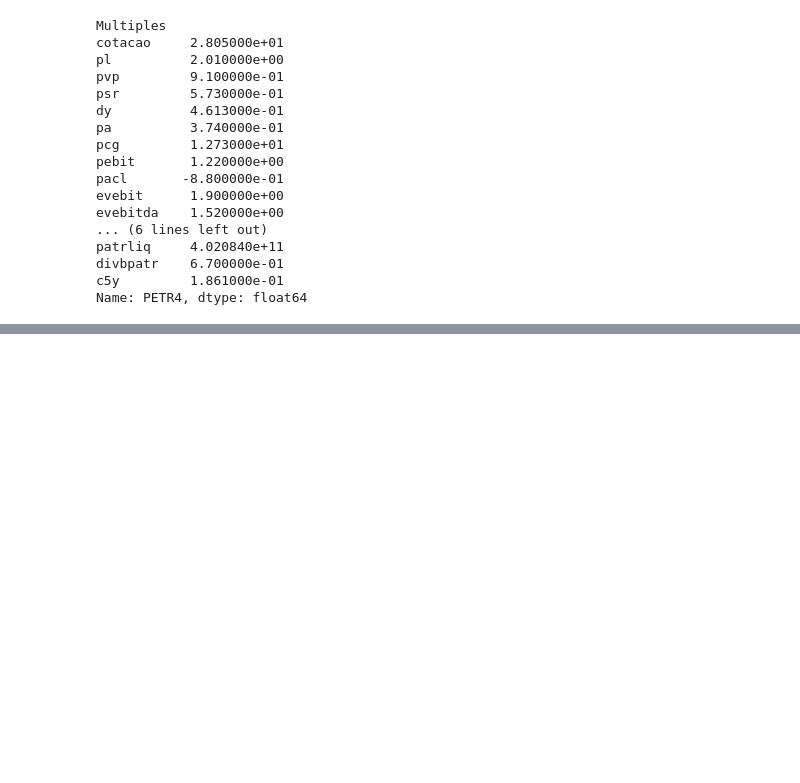
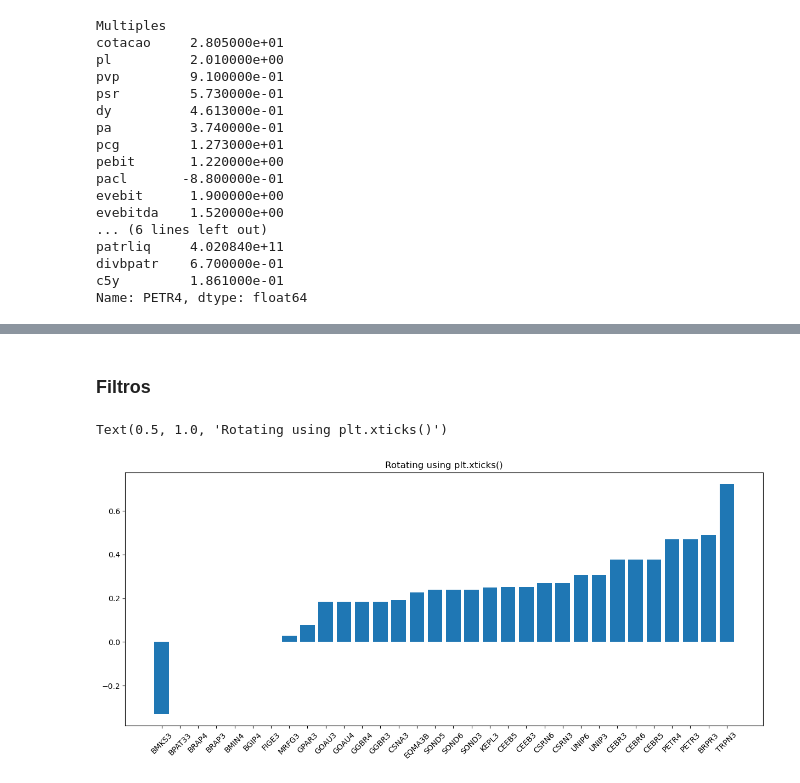
Before and after one commit to fcardosoo/Python-Mercado-Financeiro-Analise-Fundamentalista, a Jupyter notebook: Análise Fundamentalista com Python.ipynb, the cells around one changed output, grey strips where cells are left out. Saved outputs shown, nothing was run; the diff lists cells and outputs as text; code cells hidden in the pictures; blank space fills up the shorter version.

```diff
--- a/Análise Fundamentalista com Python.ipynb
+++ b/Análise Fundamentalista com Python.ipynb
@@ -63,0 +86,15 @@ KeyError: "['GNDE3'] not in index"
+# %% [markdown]
+<h3>Filtros</h3>
+# %%
+# Filtrar os papéis com P/L acima de 15 e DY acima de 5%
+
+filtro = df[(df.pl < 7) & (df.dy > 0.1)]
+# %%
+plt.figure(figsize = (15, 6)) # configurando o tamanho do gráfico
+filtro.sort_values('mrgebit', inplace = True) # ordenando o df pelo valor da Margem do Ebtida
+plt.bar(filtro.index, filtro.mrgebit)
+plt.xticks(rotation = 45)
+plt.title('Rotating using plt.xticks()')
+# %% [output]
+Text(0.5, 1.0, 'Rotating using plt.xticks()')
+[figure, added]
```
Also changed, not shown: parts of 4 cells of this notebook.
